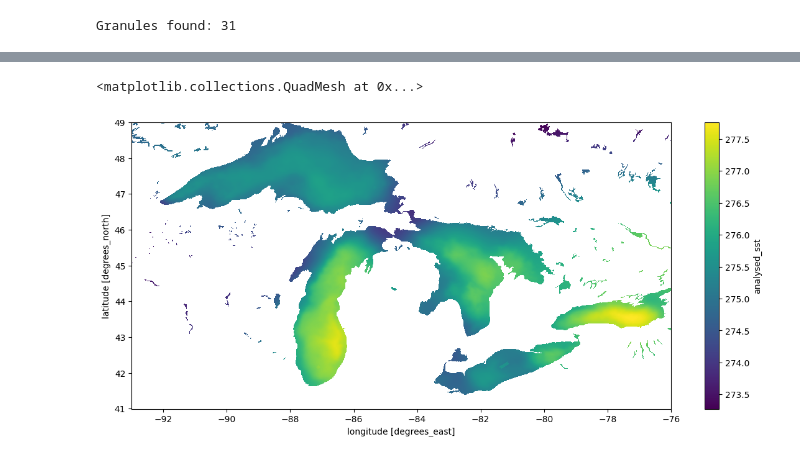
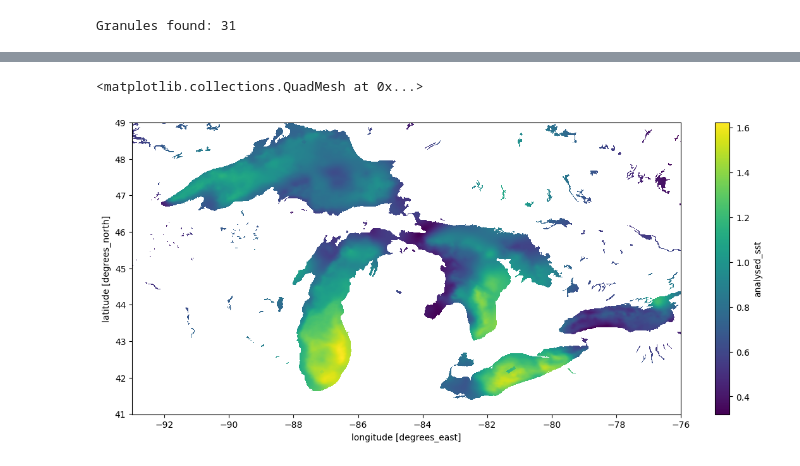
Before and after one commit to boettiger-lab/nasa-topst-env-justice, a Jupyter notebook: drafts/xarray.ipynb, the cells around one changed output, grey strips where cells are left out. Cells and saved outputs as stored; diff of their text form; code cells hidden in the pictures.

```diff
--- a/drafts/xarray.ipynb
+++ b/drafts/xarray.ipynb
@@ -19,10 +19,10 @@ def via_earthaccess():
   files = earthaccess.open(results)
   ds = xr.open_mfdataset(files,
                          decode_times=False,
-                         parallel=True,
                          data_vars=['analysed_sst', 'sea_ice_fraction'],
                          concat_dim="time",
-                         combine="nested")
+                         combine="nested",
+                         parallel=True)
   return(ds)
 
 ds2 = via_earthaccess()
@@ -34,10 +34,11 @@ via_earthaccess took 67.904sec
 dds = ds2.sel(lon=slice(-93, -76), lat=slice(41, 49))
 cond = (dds.sea_ice_fraction < 0.15) | np.isnan(dds.sea_ice_fraction)
 result = dds.analysed_sst.where(cond)
-result.mean("time").plot(figsize=(14, 6), x="lon", y="lat")
-# %% [output]
-<matplotlib.collections.QuadMesh at 0x...>
-[figure, removed]
+# %%
+result.std("time").plot(figsize=(14, 6), x="lon", y="lat")
+# %% [output]
+<matplotlib.collections.QuadMesh at 0x...>
+[figure, added]
 # %%
 
 import os
```
Also changed, not shown: parts of 5 cells of this notebook.
